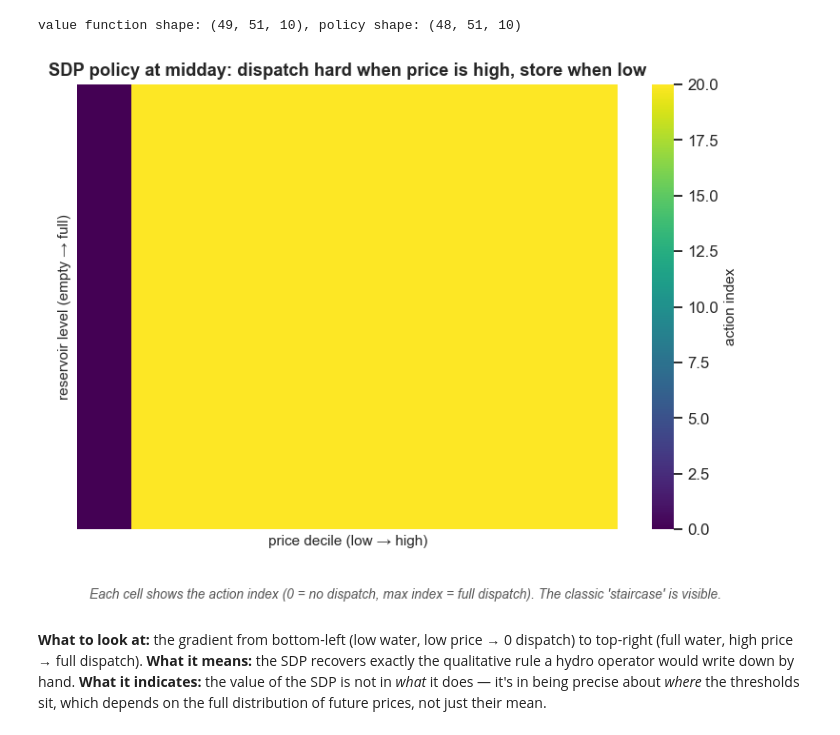
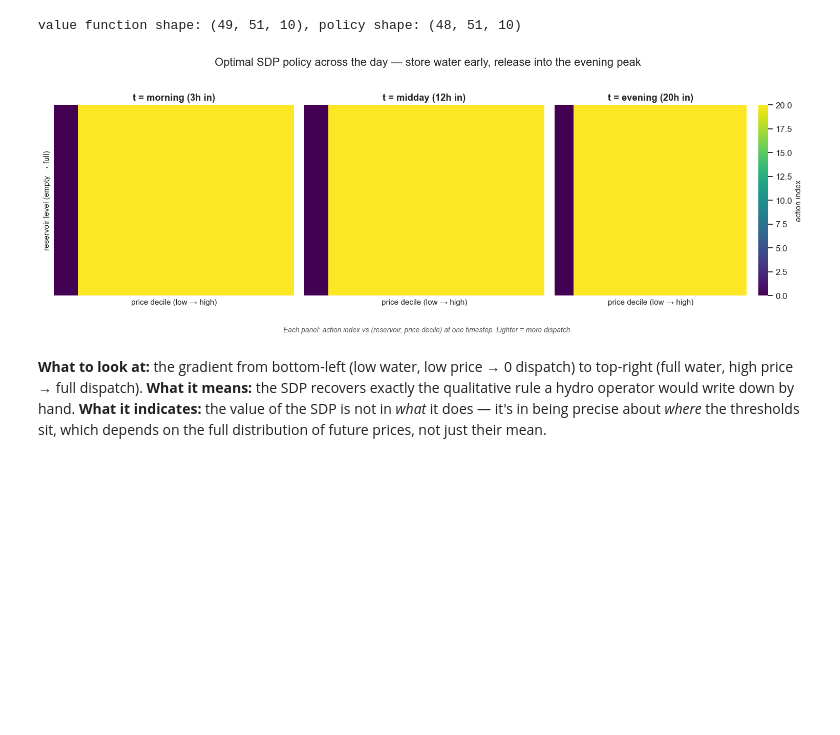
Before and after one commit to Ahmad-Jaradat-Space/hydro-storage-scheduling, a Jupyter notebook: notebook.ipynb, the cells around one changed output. Cells and saved outputs as stored; diff of their text form; code cells hidden in the pictures; blank space fills up the shorter version.

```diff
--- a/notebook.ipynb
+++ b/notebook.ipynb
@@ -272,15 +274,21 @@ V_grid, a_grid, value, policy = models.solve_sdp(
 print(f"value function shape: {value.shape}, policy shape: {policy.shape}")
 # %% [output]
 value function shape: (49, 51, 10), policy shape: (48, 51, 10)
-# %%
-fig, ax = plt.subplots(figsize=(7, 5))
-plots.policy_heatmap(policy, V_grid, edges, t=12, ax=ax)
-ax.set_title("SDP policy at midday: dispatch hard when price is high, store when low")
-plots.caption(fig, "Each cell shows the action index (0 = no dispatch, max index = full dispatch). The classic 'staircase' is visible.")
-plt.tight_layout()
-plt.show()
-# %% [output]
-[figure, removed]
+# %%
+fig, axes = plt.subplots(1, 3, figsize=(14, 4.5), sharey=True)
+plots.policy_heatmap_grid(
+    policy, V_grid,
+    t_list=[6, 24, 40],
+    titles=["t = morning (3h in)", "t = midday (12h in)",
+            "t = evening (20h in)"],
+    axes=axes,
+)
+fig.suptitle("Optimal SDP policy across the day — store water early, release into the evening peak", y=1.02)
+plots.caption(fig, "Each panel: action index vs (reservoir, price decile) at one timestep. Lighter = more dispatch.")
+plt.tight_layout()
+plt.show()
+# %% [output]
+[figure, added]
 # %% [markdown]
 **What to look at:** the gradient from bottom-left (low water,
 low price → 0 dispatch) to top-right (full water, high price → full
```
Also changed, not shown: parts of 6 cells of this notebook, 1 other file.
